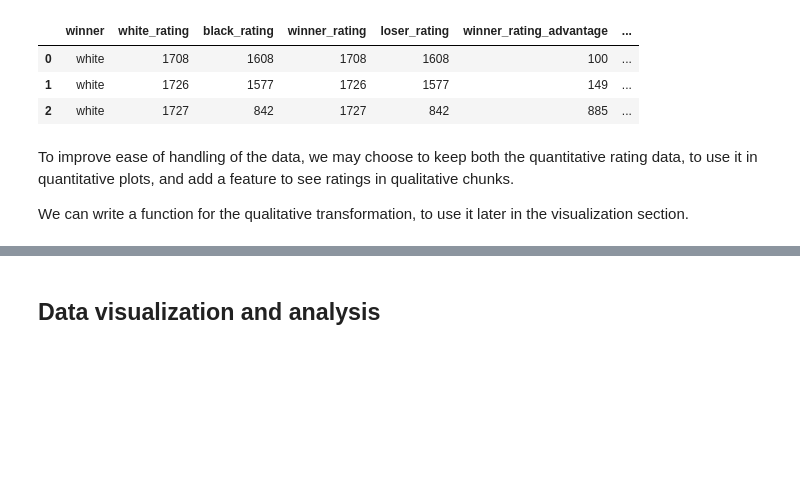
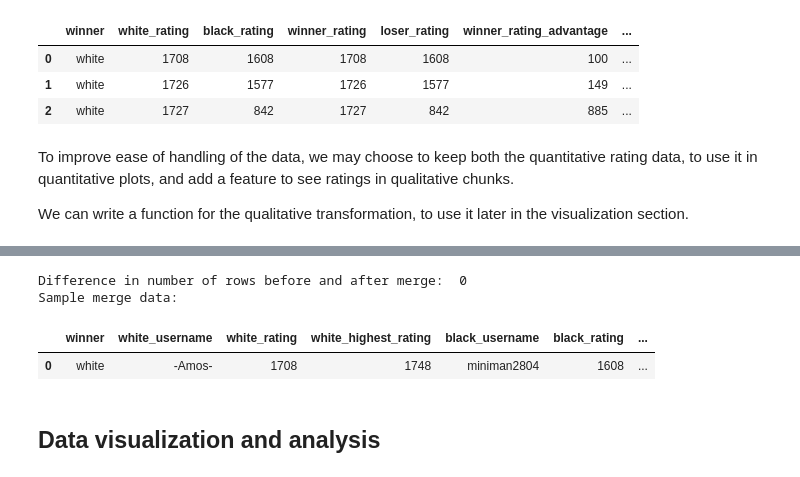
Before and after one commit to lamparelli/chess-data-analysis, a Jupyter notebook: main.ipynb, the cells around one changed output, grey strips where cells are left out. Drawn from its saved outputs; the diff is of its cells as text; code cells hidden in the pictures; blank space fills up the shorter version.

Commit message:
implemented merge logic

```diff
--- a/main.ipynb
+++ b/main.ipynb
@@ -826,3 +834,29 @@ def transformToRatingClasses(series, classSize = 200):
+# %%
+# Collecting username-rating pairs; Each pair is related to a specific game
+whitePlayersRatings = games[["white_username", "white_rating"]].rename(columns={"white_username": "username", "white_rating": "rating"})
+blackPlayersRatings = games[["black_username", "black_rating"]].rename(columns={"black_username": "username", "black_rating": "rating"})
+playersRatings = pd.concat([whitePlayersRatings, blackPlayersRatings])
+
+# Identifying highest registered rating for each player
+maxRatingPerPlayer = playersRatings.groupby("username").max()
+maxRatingPerPlayer.rename(columns={"rating": "highest_rating"}, inplace=True)
+
+# Merging max rating info into the main dataset
+gamesRowsBeforeMerge = games.shape[0]
+games = games.merge(maxRatingPerPlayer, left_on="white_username", right_on="username").rename(columns={"highest_rating": "white_highest_rating"})
+games = games.merge(maxRatingPerPlayer, left_on="black_username", right_on="username").rename(columns={"highest_rating": "black_highest_rating"})
+gamesRowsAfterMerge = games.shape[0]
+
+# Sample data
+print("Difference in number of rows before and after merge: ", gamesRowsAfterMerge - gamesRowsBeforeMerge)
+print("Sample merge data:")
+sample = games[["winner", "white_username", "white_rating", "white_highest_rating", "black_username", "black_rating", "black_highest_rating"]]
+sample[~(sample["white_rating"] == sample["white_highest_rating"])].head(1)
+# %% [output]
+Difference in number of rows before and after merge:  0
+Sample merge data:
+|  | winner | white_username | white_rating | white_highest_rating | black_username | black_rating | ... |
+| 0 | white | -Amos- | 1708 | 1748 | miniman2804 | 1608 | ... |
 # %% [markdown]
 ## Data visualization and analysis
 # %% [markdown]
```
Also changed, not shown: parts of 2 cells of this notebook.
